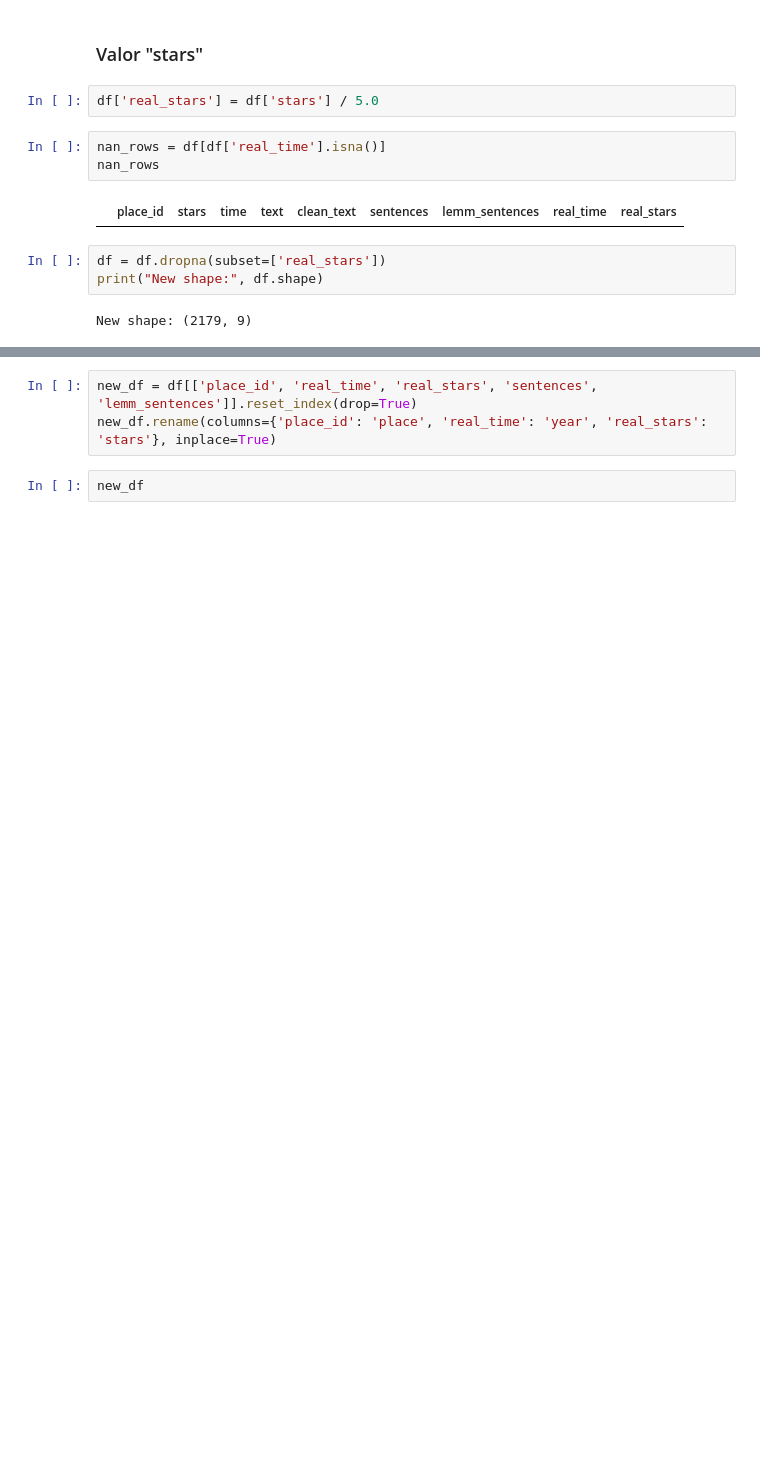
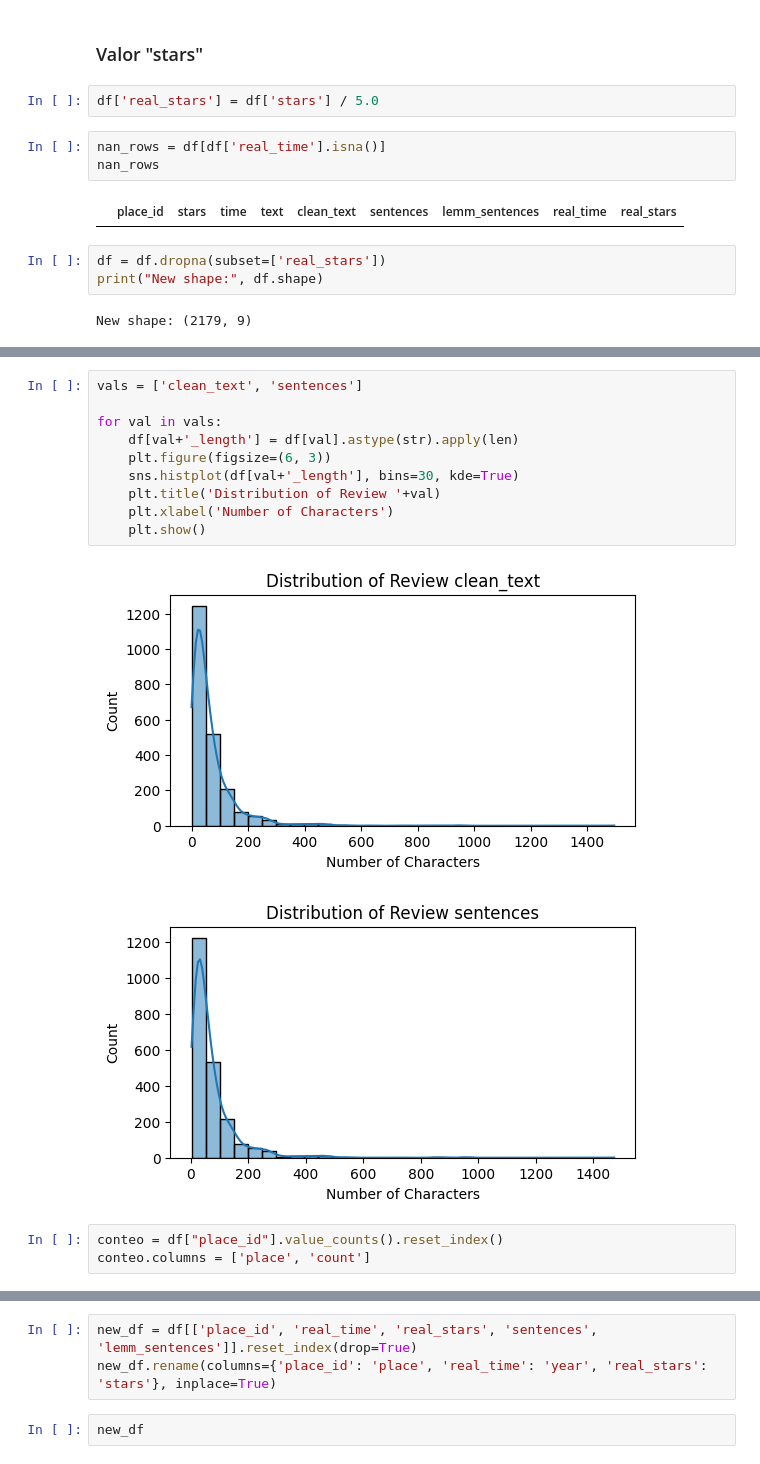
Before and after one commit to TheDeloz-v2/scrape-to-shape, a Jupyter notebook: notebooks/EDA.ipynb, the cells around one changed output, grey strips where cells are left out. Cells and saved outputs as stored; diff of their text form; blank space fills up the shorter version.

```diff
--- a/notebooks/EDA.ipynb
+++ b/notebooks/EDA.ipynb
@@ -271,0 +280,16 @@ df
+# %%
+vals = ['clean_text', 'sentences']
+
+for val in vals:
+    df[val+'_length'] = df[val].astype(str).apply(len)
+    plt.figure(figsize=(6, 3))
+    sns.histplot(df[val+'_length'], bins=30, kde=True)
+    plt.title('Distribution of Review '+val)
+    plt.xlabel('Number of Characters')
+    plt.show()
+# %% [output]
+[figure, added]
+[figure, added]
+# %%
+conteo = df["place_id"].value_counts().reset_index()
+conteo.columns = ['place', 'count']
```
Also changed, not shown: parts of 9 cells of this notebook.
